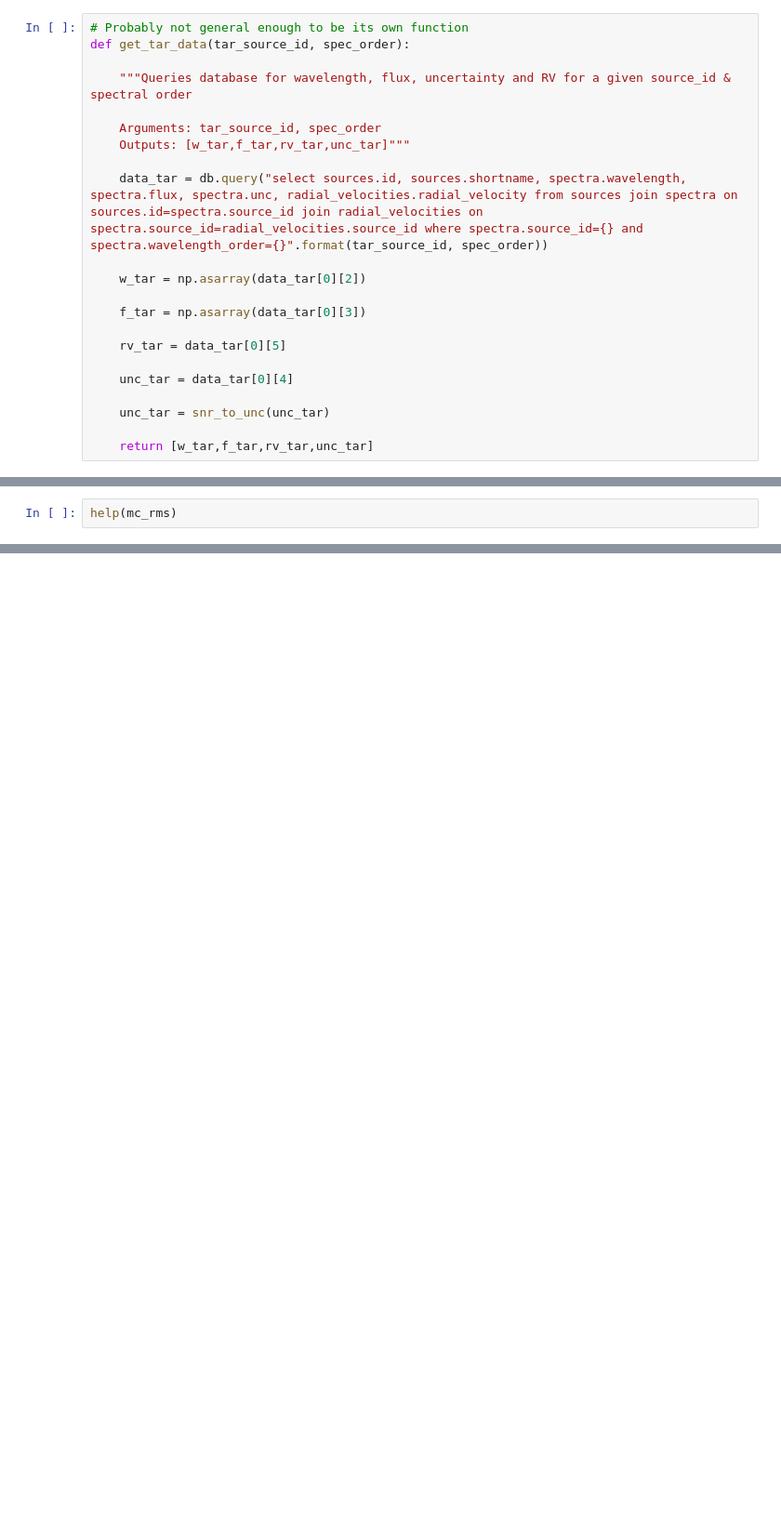
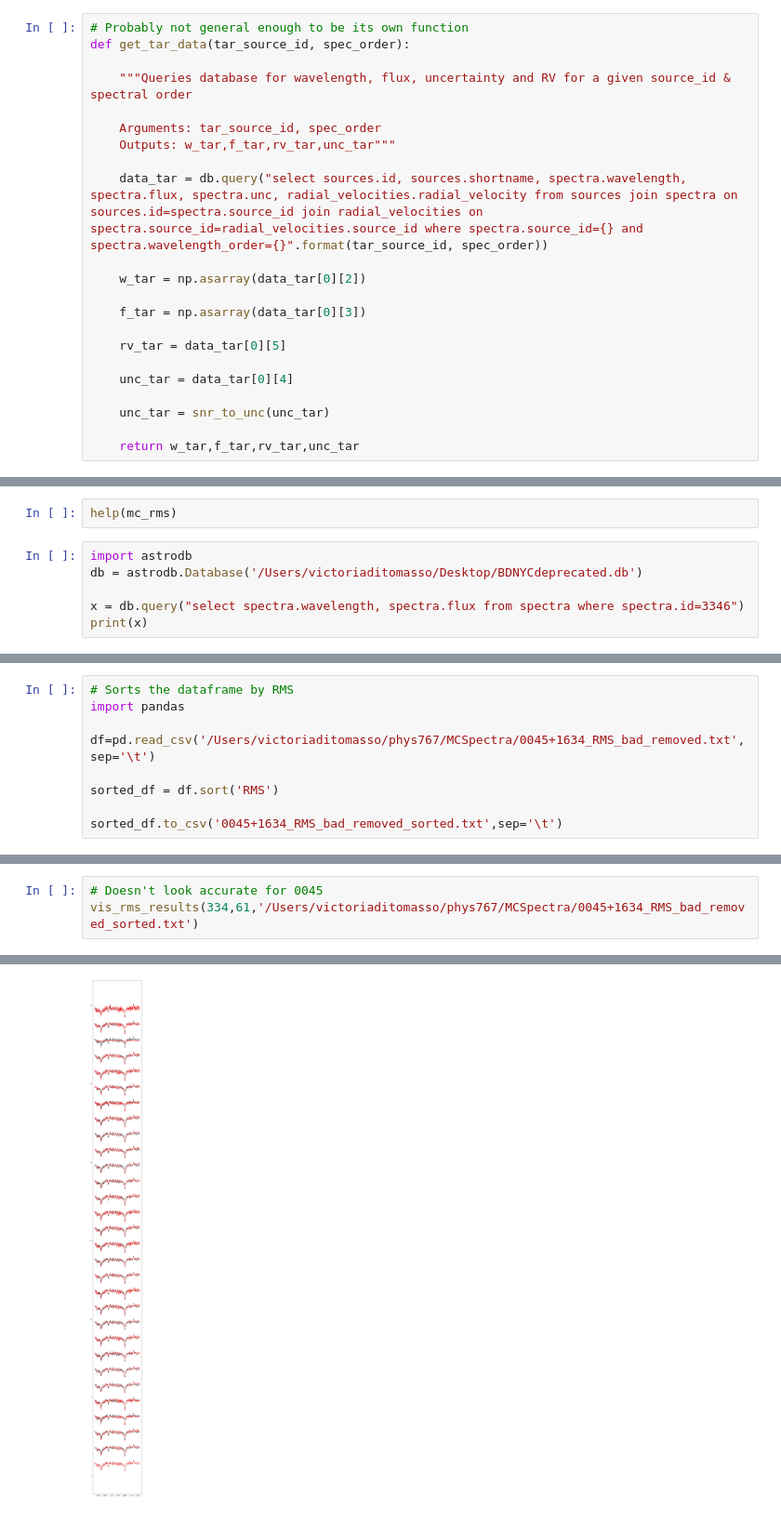
Before and after one commit to vditomasso/mcspectra, a Jupyter notebook: shifty.ipynb, the cells around one changed output, grey strips where cells are left out. Shown at 93% size. Saved outputs shown, nothing was run; the diff lists cells and outputs as text; blank space fills up the shorter version.

Commit message:
shifting and calculations work, includes code to plot results from a sorted DF

```diff
--- a/shifty.ipynb
+++ b/shifty.ipynb
@@ -58,7 +58,7 @@ def get_tar_data(tar_source_id, spec_order):
     """Queries database for wavelength, flux, uncertainty and RV for a given source_id & spectral order
 
     Arguments: tar_source_id, spec_order
-    Outputs: [w_tar,f_tar,rv_tar,unc_tar]"""
+    Outputs: w_tar,f_tar,rv_tar,unc_tar"""
 
     data_tar = db.query("select sources.id, sources.shortname, spectra.wavelength, spectra.flux, spectra.unc, radial_velocities.radial_velocity from sources join spectra on sources.id=spectra.source_id join radial_velocities on spectra.source_id=radial_velocities.source_id where spectra.source_id={} and spectra.wavelength_order={}".format(tar_source_id, spec_order))
 
@@ -72,7 +72,7 @@ def get_tar_data(tar_source_id, spec_order):
 
     unc_tar = snr_to_unc(unc_tar)
 
-    return [w_tar,f_tar,rv_tar,unc_tar]
+    return w_tar,f_tar,rv_tar,unc_tar
 # %%
 # Probably not general enough to be its own function
 def get_comp_data(spec_id) :
@@ -352,3 +314,9 @@ plt.savefig('test.png')
 plt.close()
 # %%
 help(mc_rms)
+# %%
+import astrodb
+db = astrodb.Database('/Users/victoriaditomasso/Desktop/BDNYCdeprecated.db')
+
+x = db.query("select spectra.wavelength, spectra.flux from spectra where spectra.id=3346")
+print(x)
@@ -354,0 +326,9 @@ help(mc_rms)
+# %%
+# Sorts the dataframe by RMS
+import pandas
+
+df=pd.read_csv('/Users/victoriaditomasso/phys767/MCSpectra/0045+1634_RMS_bad_removed.txt',sep='\t')
+
+sorted_df = df.sort('RMS')
+
+sorted_df.to_csv('0045+1634_RMS_bad_removed_sorted.txt',sep='\t')
@@ -354,0 +402,4 @@ help(mc_rms)
+# %%
+# Doesn't look accurate for 0045
+vis_rms_results(334,61,'/Users/victoriaditomasso/phys767/MCSpectra/0045+1634_RMS_bad_removed_sorted.txt')
+# %% [output]
@@ -354,0 +407 @@ help(mc_rms)
+[figure, added]
```
Also changed, not shown: parts of 11 cells of this notebook.
